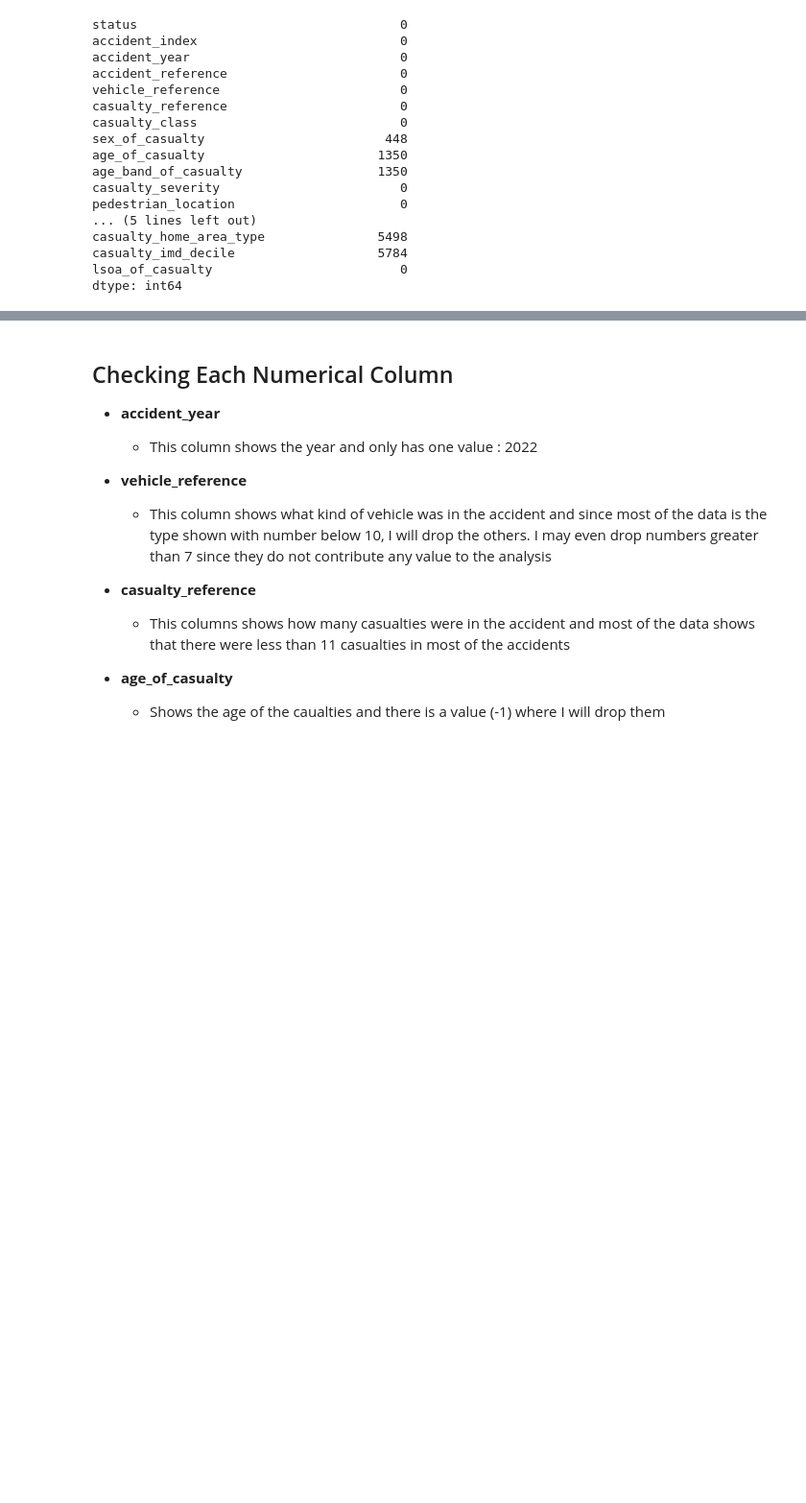
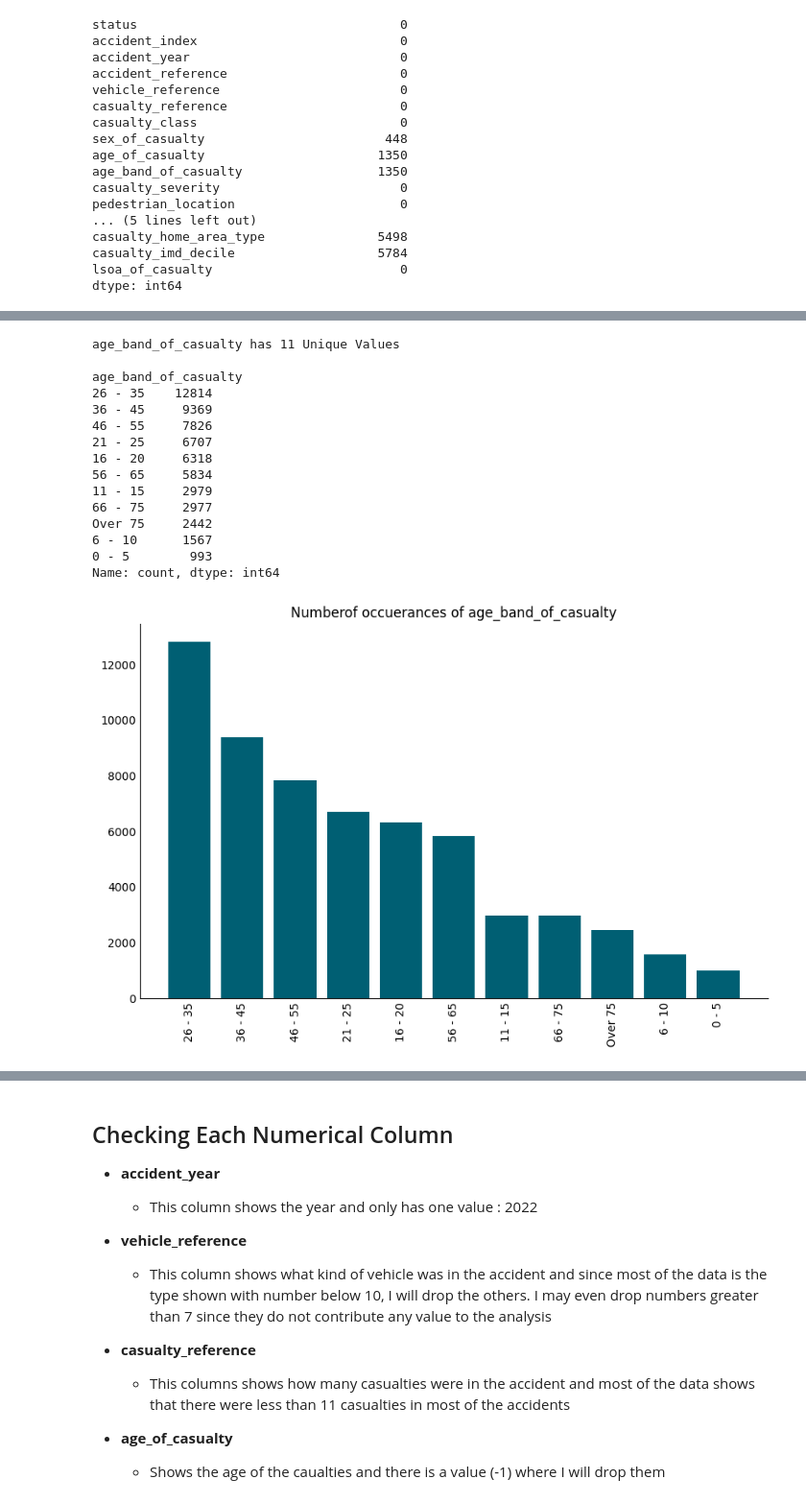
Before and after one commit to ArmanAghania/Road-Casualty-Statistics-and-Analysis, a Jupyter notebook: analysis.ipynb, the cells around one changed output, grey strips where cells are left out. Shown at 96% size. Drawn from its saved outputs; the diff is of its cells as text; code cells hidden in the pictures; blank space fills up the shorter version.

```diff
--- a/analysis.ipynb
+++ b/analysis.ipynb
@@ -251,0 +305,19 @@ array(['Female', 'Male', nan, 'unknown (self reported)'], dtype=object)
+# %%
+show_information(df, 'age_band_of_casualty')
+# %% [output]
+age_band_of_casualty has 11 Unique Values
+
+age_band_of_casualty
+26 - 35    12814
+36 - 45     9369
+46 - 55     7826
+21 - 25     6707
+16 - 20     6318
+56 - 65     5834
+11 - 15     2979
+66 - 75     2977
+Over 75     2442
+6 - 10      1567
+0 - 5        993
+Name: count, dtype: int64
+[figure, added]
```
Also changed, not shown: parts of 41 cells of this notebook.
